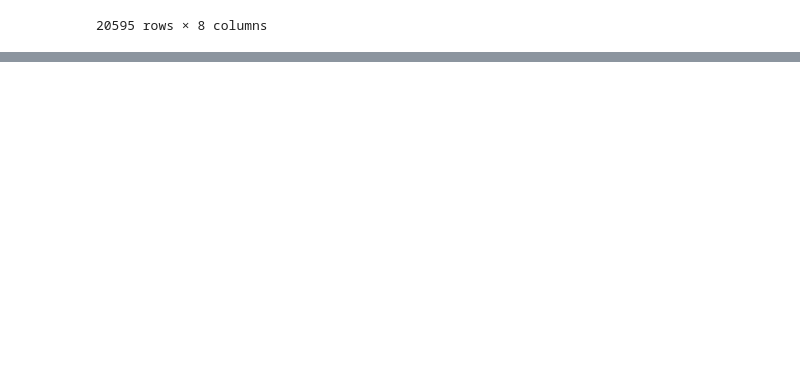
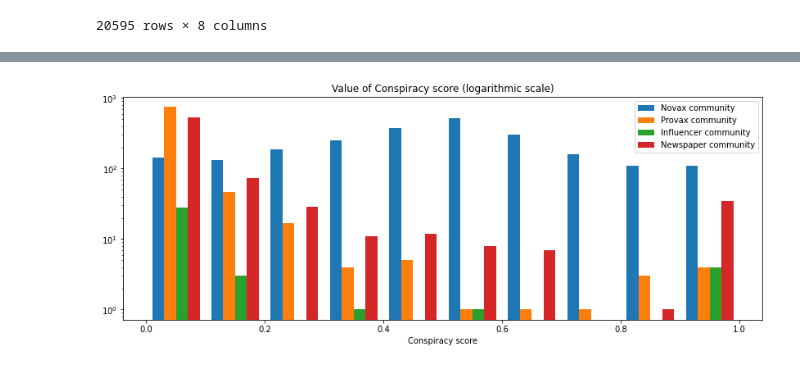
Before and after one commit to gi-ux/Vaccines_Discussion_Italy, a Jupyter notebook: Laura/10.Good_Vs_Bad.ipynb, the cells around one changed output, grey strips where cells are left out. Drawn from its saved outputs; the diff is of its cells as text; code cells hidden in the pictures; blank space fills up the shorter version.

```diff
--- a/Laura/10.Good_Vs_Bad.ipynb
+++ b/Laura/10.Good_Vs_Bad.ipynb
@@ -308,0 +352,15 @@ Name: reason, dtype: int64
+# %%
+#Histogram
+plt.hist([merged_louvain_bad["conspiracy_score"],
+          merged_louvain_good["conspiracy_score"],
+          merged_louvain_influencer["conspiracy_score"],
+          merged_louvain_paper["conspiracy_score"]],
+          label=['Novax community', 'Provax community', "Influencer community", "Newspaper community"])
+plt.legend(loc='upper right')
+plt.title("Value of Conspiracy score (logarithmic scale)")
+plt.yscale('log', nonposy='clip')
+plt.xlabel("Conspiracy score")
+plt.rcParams["figure.figsize"] = (14,5)
+plt.show()
+# %% [output]
+[figure, added]
```
Also changed, not shown: parts of 20 cells of this notebook, 4 other files.
